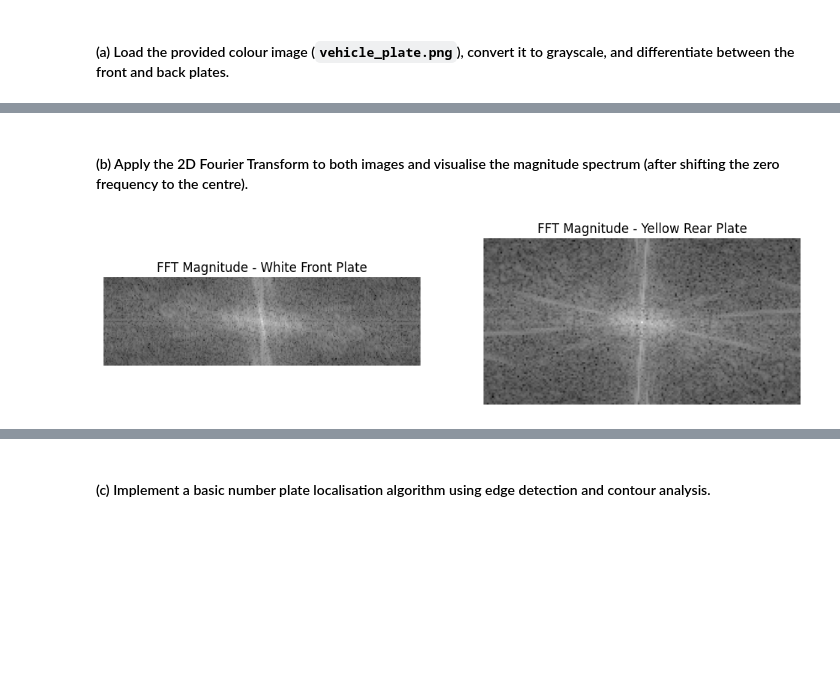
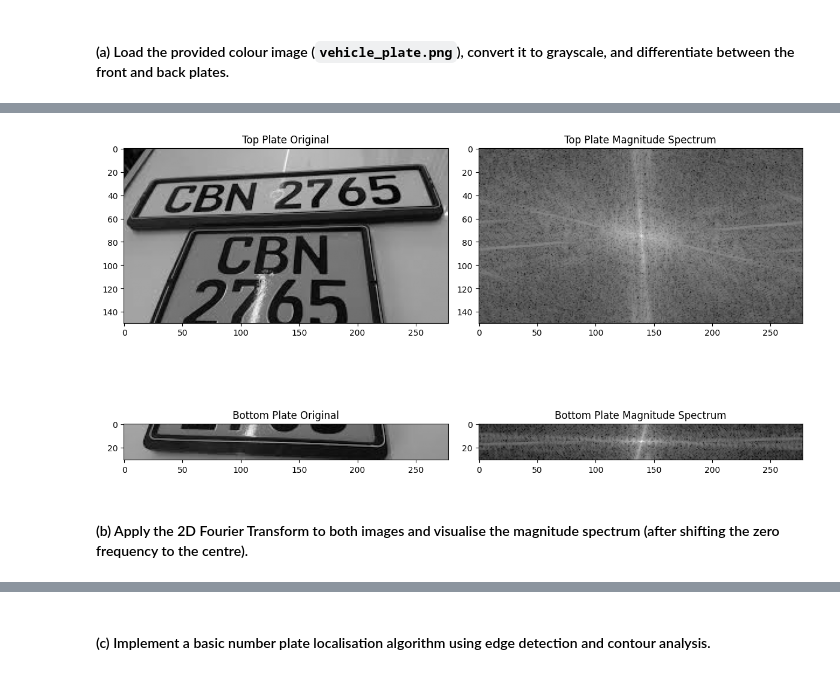
Before and after one commit to visharaaa/Math-CW-25, a Jupyter notebook: 2425578.ipynb, the cells around one changed output, grey strips where cells are left out. Cells and saved outputs as stored; diff of their text form; code cells hidden in the pictures; blank space fills up the shorter version.

```diff
--- a/2425578.ipynb
+++ b/2425578.ipynb
@@ -374,32 +301,40 @@ plt.show()
+# %%
+import cv2
+import numpy as np
+import matplotlib.pyplot as plt
+
+# Load the image
+img = cv2.imread('vehicle_plate.png')
+gray = cv2.cvtColor(img, cv2.COLOR_BGR2GRAY)
+
+# (a) Differentiate between front and back plates
+# Based on the image, we can crop the two plates manually or by using basic slicing
+# Plate 1 (Rectangular - Top), Plate 2 (Square - Bottom)
+plate_top = gray[0:150, :]     # Approximate coordinates
+plate_bottom = gray[150:, :]
+
+plates = {'Top Plate': plate_top, 'Bottom Plate': plate_bottom}
+
+# (b) Fourier Transform Function
+def get_magnitude_spectrum(image):
+    dft = np.fft.fft2(image)
+    dft_shift = np.fft.fftshift(dft)
+    magnitude_spectrum = 20 * np.log(np.abs(dft_shift) + 1)
+    return magnitude_spectrum
+
+# Visualization
+plt.figure(figsize=(12, 8))
+for i, (name, p_img) in enumerate(plates.items()):
+    plt.subplot(2, 2, i*2 + 1)
+    plt.imshow(p_img, cmap='gray')
+    plt.title(f'{name} Original')
+
+    plt.subplot(2, 2, i*2 + 2)
+    plt.imshow(get_magnitude_spectrum(p_img), cmap='gray')
+    plt.title(f'{name} Magnitude Spectrum')
+plt.tight_layout()
+plt.show()
+# %% [output]
+[figure, added]
 # %% [markdown]
 #### (b) Apply the 2D Fourier Transform to both images and visualise the magnitude spectrum (after shifting the zero frequency to the centre).
-# %%
-import numpy as np
-import matplotlib.pyplot as plt
-
-# Function to compute normalized FFT magnitude
-def compute_fft_normalized(img_gray):
-    f = np.fft.fft2(img_gray)
-    fshift = np.fft.fftshift(f)
-    magnitude = 20 * np.log(np.abs(fshift) + 1)
-    magnitude_norm = 255 * magnitude / np.max(magnitude)
-    return magnitude_norm.astype(np.uint8)
-
-# Compute FFT for both plates
-white_fft = compute_fft_normalized(white_plate_gray)
-yellow_fft = compute_fft_normalized(yellow_plate_gray)
-
-# Display
-plt.figure(figsize=(12,6))
-plt.subplot(1,2,1)
-plt.imshow(white_fft, cmap='gray')
-plt.title('FFT Magnitude - White Front Plate')
-plt.axis('off')
-
-plt.subplot(1,2,2)
-plt.imshow(yellow_fft, cmap='gray')
-plt.title('FFT Magnitude - Yellow Rear Plate')
-plt.axis('off')
-plt.show()
-# %% [output]
-[figure, removed]
```
Also changed, not shown: parts of 4 cells of this notebook.
